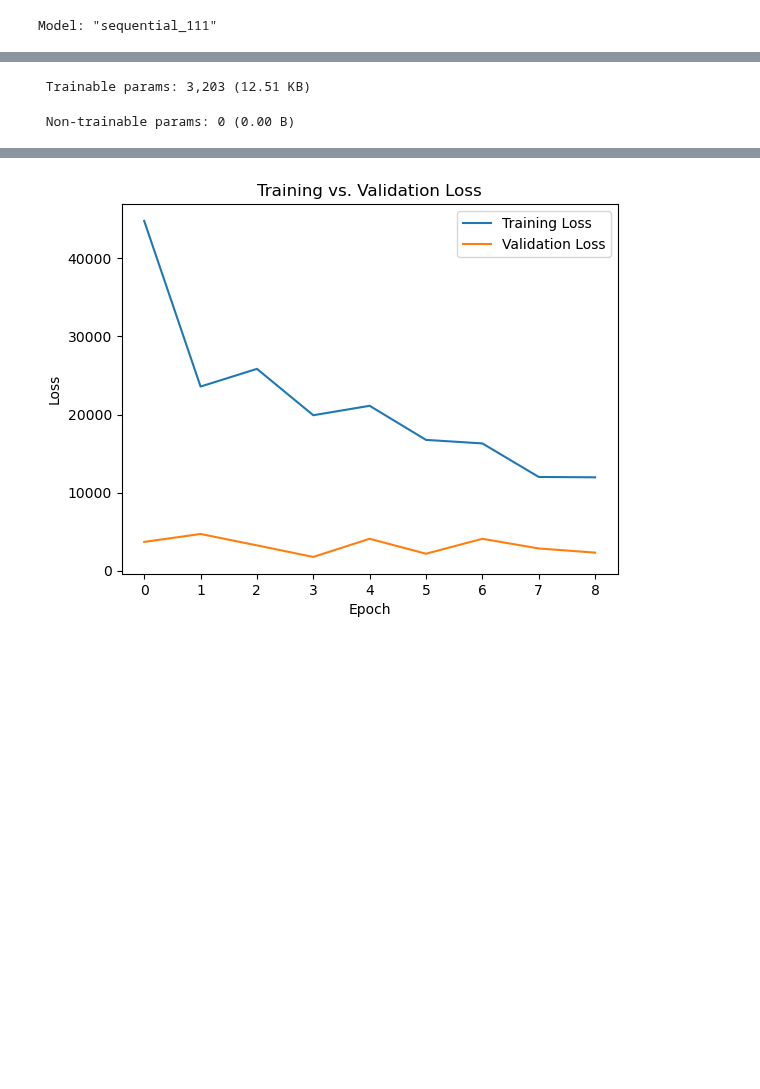
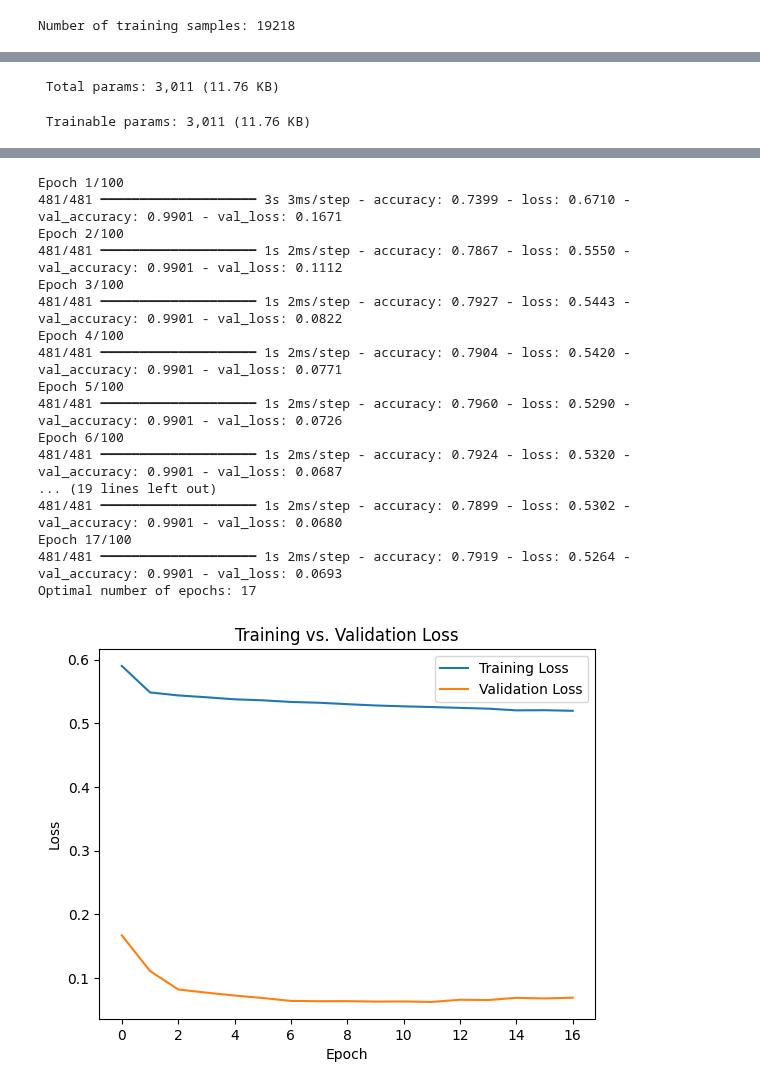
Before and after one commit to Kunj121/QTSFinalProject, a Jupyter notebook: Do_Not_Push_This/MLP_Practice.ipynb, the cells around one changed output, grey strips where cells are left out. Saved outputs shown, nothing was run; the diff lists cells and outputs as text; code cells hidden in the pictures; blank space fills up the shorter version.

```diff
--- a/Do_Not_Push_This/MLP_Practice.ipynb
+++ b/Do_Not_Push_This/MLP_Practice.ipynb
@@ -205,7 +70,13 @@ Data shape after join: (38439, 16)
 # %%
+#########################################
+# Step 3. Signal Generation
+#########################################
+# Compute price difference and its exponential moving average
 data['price_diff'] = data['price_close'].diff()
-threshold = data['price_diff'].std()
+data['ewma_diff'] = data['price_diff'].ewm(span=6, adjust=False).mean()
+threshold = data['price_diff'].std() * 0.5
 
+# Define signal function
 def get_signal(diff, threshold):
     if diff > threshold:
         return 'Buy'
@@ -214,7 +85,7 @@ def get_signal(diff, threshold):
     else:
         return 'Hold'
 
-data['Signal'] = data['price_diff'].apply(lambda x: get_signal(x, threshold))
-
+# Apply signal generation and drop missing values
+data['Signal'] = data['ewma_diff'].apply(lambda x: get_signal(x, threshold))
 data = data.dropna()
 data = data.sort_index()
@@ -221,4 +174,30 @@ data = data.sort_index()
 # %%
+#########################################
+# Step 5. Epoch Optimizer
+#########################################
+# Define optimal training and testing indices based on best split
+Optimal_Training_Length = train_intervals[best_index][1]
+Optimal_Testing_Start = test_intervals[best_index][0]
+Optimal_Testing_End = test_intervals[best_index][1]
+
+train_data = data.iloc[:Optimal_Training_Length]
+test_data  = data.iloc[Optimal_Testing_Start:Optimal_Testing_End]
+
+# Prepare training data
+features_train = train_data[feature_cols].values
+labels_train = train_data['Signal'].values
+print("Number of training samples:", len(labels_train))
+
+# Re-encode training target
+label_encoder = LabelEncoder()
+integer_encoded = label_encoder.fit_transform(labels_train)
+y_train = to_categorical(integer_encoded)
+
+# Scale training features
+scaler = StandardScaler()
+X_train = scaler.fit_transform(features_train)
+
+# Build a baseline model
 model = Sequential([
     Input(shape=(X_train.shape[1],)),
     Dense(64),
@@ -227,20 +206,11 @@ model = Sequential([
     LeakyReLU(alpha=0.1),
     Dense(3, activation='softmax')
 ])
-
 model.compile(optimizer='adam', loss='categorical_crossentropy', metrics=['accuracy'])
 model.summary()
 
 early_stop = EarlyStopping(monitor='val_loss', patience=5, restore_best_weights=True)
-
-history = model.fit(
-    X_train, y_train,
-    epochs=100,
-    batch_size=32,
-    validation_split=0.2,
-    callbacks=[early_stop]
-)
-
+history = model.fit(X_train, y_train, epochs=100, batch_size=32, validation_split=0.2, callbacks=[early_stop])
 optimal_epochs = len(history.history['loss'])
 print("Optimal number of epochs:", optimal_epochs)
 
@@ -253,4 +223,4 @@ plt.legend()
 plt.title('Training vs. Validation Loss')
 plt.show()
 # %% [output]
-Model: "sequential_111"
+Number of training samples: 19218
@@ -271,2 +241,2 @@ Model: "sequential_111"
- Trainable params: 3,203 (12.51 KB)
+ Total params: 3,011 (11.76 KB)
- Non-trainable params: 0 (0.00 B)
+ Trainable params: 3,011 (11.76 KB)
@@ -292 +244,18 @@ Optimal number of epochs: 9
+Epoch 1/100
+481/481 ━━━━━━━━━━━━━━━━━━━━ 3s 3ms/step - accuracy: 0.7399 - loss: 0.6710 - val_accuracy: 0.9901 - val_loss: 0.1671
+Epoch 2/100
+481/481 ━━━━━━━━━━━━━━━━━━━━ 1s 2ms/step - accuracy: 0.7867 - loss: 0.5550 - val_accuracy: 0.9901 - val_loss: 0.1112
+Epoch 3/100
+481/481 ━━━━━━━━━━━━━━━━━━━━ 1s 2ms/step - accuracy: 0.7927 - loss: 0.5443 - val_accuracy: 0.9901 - val_loss: 0.0822
+Epoch 4/100
+481/481 ━━━━━━━━━━━━━━━━━━━━ 1s 2ms/step - accuracy: 0.7904 - loss: 0.5420 - val_accuracy: 0.9901 - val_loss: 0.0771
+Epoch 5/100
+481/481 ━━━━━━━━━━━━━━━━━━━━ 1s 2ms/step - accuracy: 0.7960 - loss: 0.5290 - val_accuracy: 0.9901 - val_loss: 0.0726
+Epoch 6/100
+481/481 ━━━━━━━━━━━━━━━━━━━━ 1s 2ms/step - accuracy: 0.7924 - loss: 0.5320 - val_accuracy: 0.9901 - val_loss: 0.0687
+... (19 lines left out)
+481/481 ━━━━━━━━━━━━━━━━━━━━ 1s 2ms/step - accuracy: 0.7899 - loss: 0.5302 - val_accuracy: 0.9901 - val_loss: 0.0680
+Epoch 17/100
+481/481 ━━━━━━━━━━━━━━━━━━━━ 1s 2ms/step - accuracy: 0.7919 - loss: 0.5264 - val_accuracy: 0.9901 - val_loss: 0.0693
+Optimal number of epochs: 17
-[figure, old version]
+[figure, new version]
```
Also changed, not shown: parts of 28 cells of this notebook.
